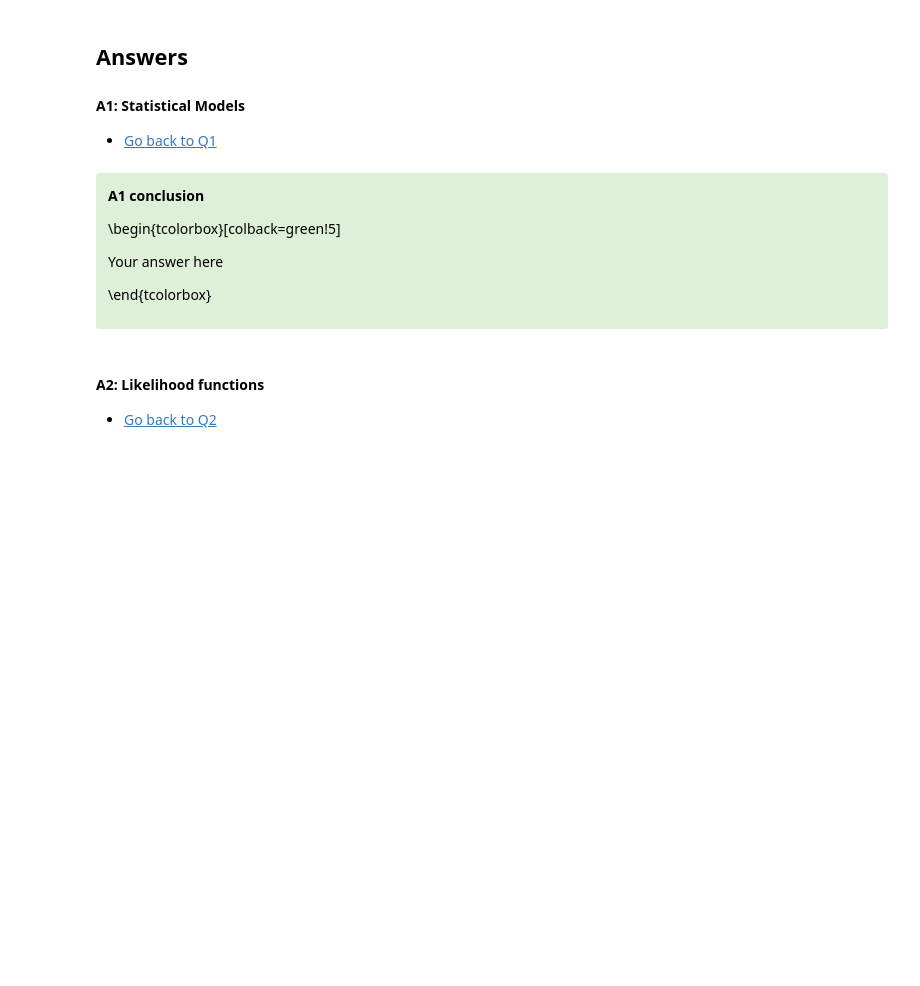
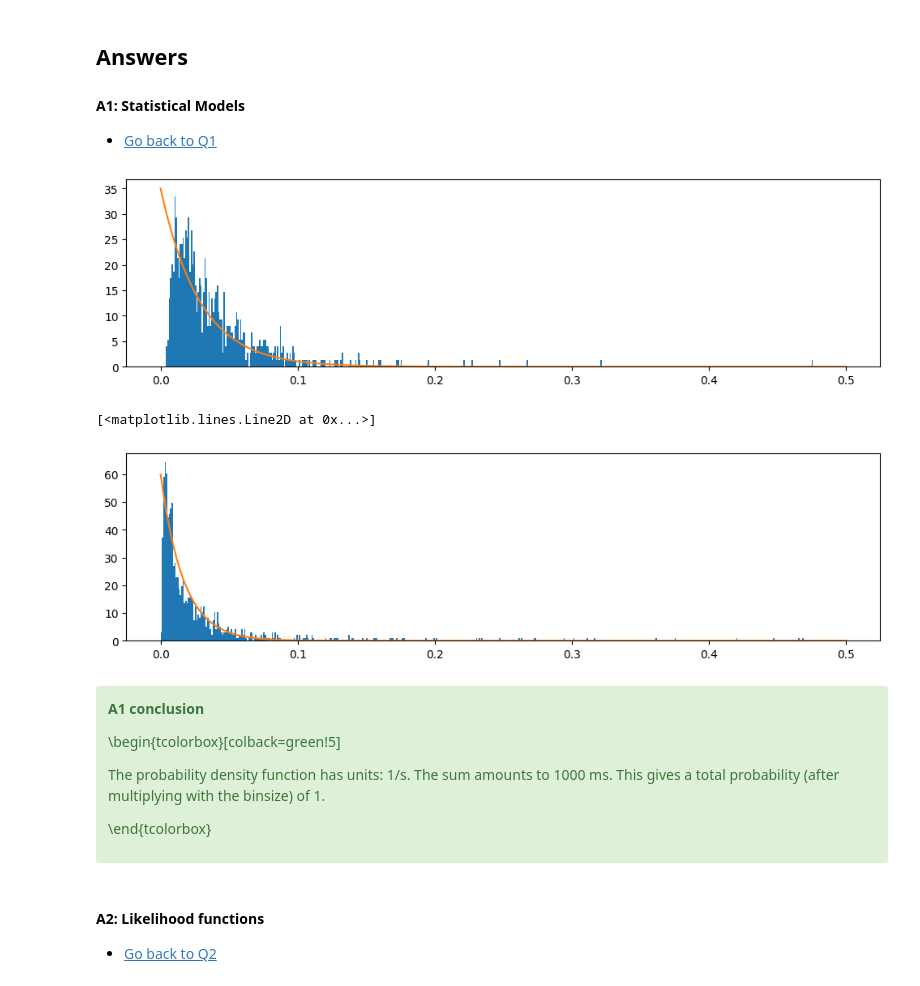
Before and after one commit to RobbeDeMuynck/CN_practicals, a Jupyter notebook: Module 2/Ex2/Module2_Ex2_Group7.ipynb, the cells around one changed output. Cells and saved outputs as stored; diff of their text form; code cells hidden in the pictures; blank space fills up the shorter version.

```diff
--- a/Module 2/Ex2/Module2_Ex2_Group7.ipynb
+++ b/Module 2/Ex2/Module2_Ex2_Group7.ipynb
@@ -274,30 +278,46 @@ In the last step of this exercise, you should repeat the numerical experiment th
 # %%
 # use the following variables:
 # ISI_low (ISI's for low light)
 # ISI_high (ISI's for high light)
 # prob_density_low (y axis values of the scaled histogram of ISI in 1ms bins, low light condition)
 # prob_density_high (y axis values of the scaled histogram of ISI in 1ms bins, high light condition)
 # bin_edges
 # bin_mids
 # N_low (total number of ISI's, low light)
 # N_high (total number of ISI's, high light)
 # exp_pdf_low (exponential pdf, low light)
 # exp_pdf_high (exponential pdf, high light)
 
 ######################
 ##   Q.1 solution   ##
 ######################
 
-# Your Code Goes Here
+ISI_low = np.diff(spikes_low)
+ISI_high = np.diff(spikes_high)
+
+bin_edges = arange(0, 0.501, 0.001)  # Define the bins for the histogram
+prob_density_low, bins_low, _ = plt.hist(ISI_low, bin_edges, density=True)
+np.sum(prob_density_low)
+L = 35
+plt.plot(bin_edges, L*np.exp(-L*bin_edges))
+plt.show()
+prob_density_high, bins_high, _ = plt.hist(ISI_high, bin_edges, density=True)
+np.sum(prob_density_high)
+L = 60
+plt.plot(bin_edges, L*np.exp(-L*bin_edges))
+# %% [output]
+[figure, added]
+[<matplotlib.lines.Line2D at 0x...>]
+[figure, added]
 # %% [markdown]
 <div class="alert alert-success">
-<span style="color:black">
+
 
 **A1 conclusion**
 
 \begin{tcolorbox}[colback=green!5]
 
-Your answer here
+The probability density function has units: 1/s. The sum amounts to 1000 ms. This gives a total probability (after multiplying with the binsize) of 1.
 
 \end{tcolorbox}
 
```
Also changed, not shown: parts of 14 cells of this notebook.
